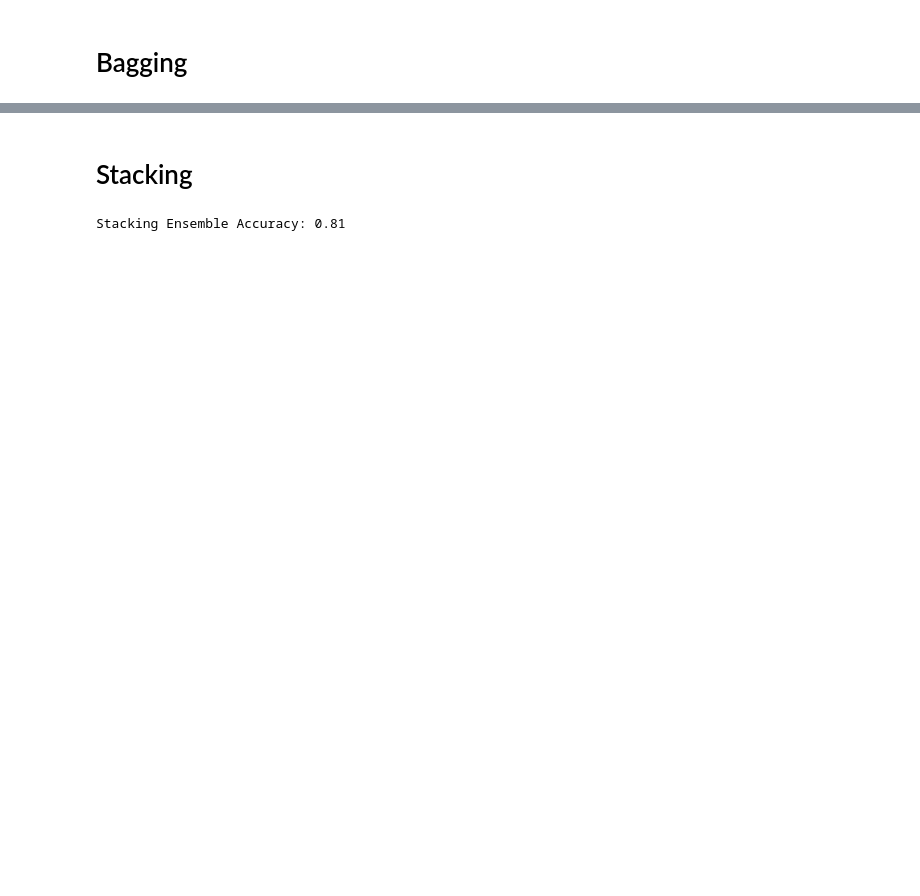
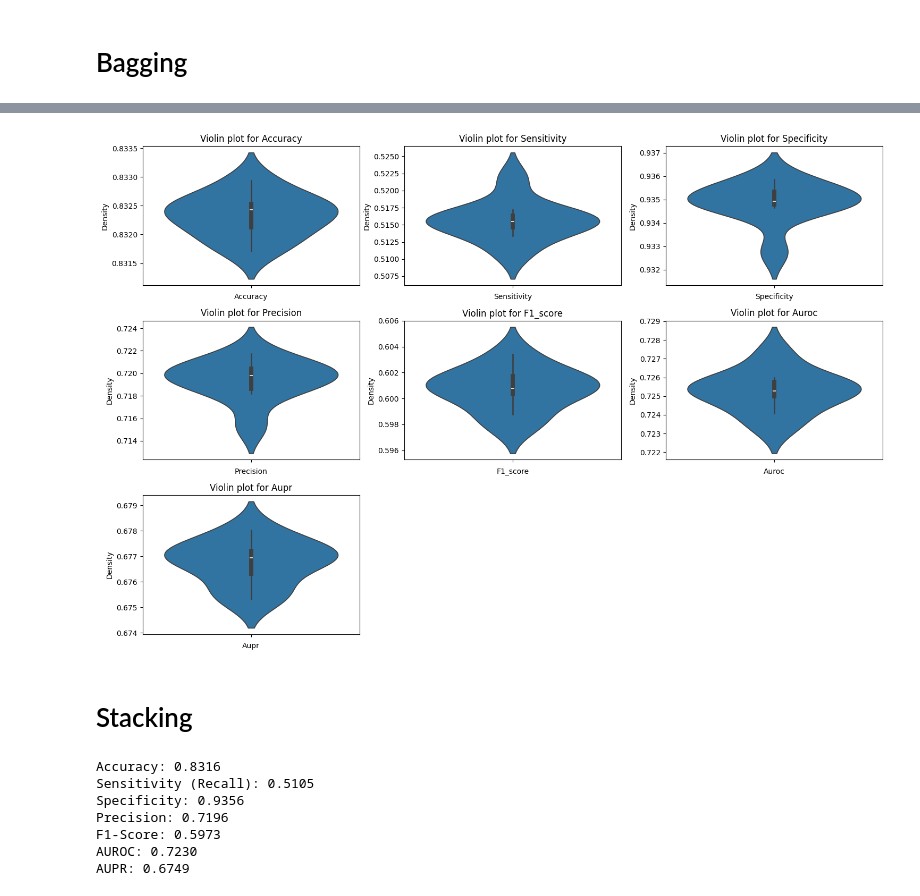
Before and after one commit to mrashid5919/CSE_472_Machine-Learning-Sessional, a Jupyter notebook: Offline2/1905103.ipynb, the cells around one changed output, grey strips where cells are left out. Cells and saved outputs as stored; diff of their text form; code cells hidden in the pictures; blank space fills up the shorter version.

```diff
--- a/Offline2/1905103.ipynb
+++ b/Offline2/1905103.ipynb
@@ -17,6 +22,11 @@ if choice==1:
 Enter your file choice: 1/2/3
 # %%
 def preprocessing(ch,df):
+    if ch==3:
+        #take random 20,000 data with Class 0 and all with class 1
+        df1=df[df['Class']==1]
+        df0=df[df['Class']==0].sample(n=20000,random_state=1)
+        df=pd.concat([df0,df1])
     #replace empty string values with NaN
     df = df.replace(" ", np.nan)
     #replace missing values with columnwise mean for numeric columns
@@ -25,6 +35,7 @@ def preprocessing(ch,df):
     #replace missing values with columnwise mode for non-numeric columns
     non_numeric_cols = df.select_dtypes(exclude='number')
     df[non_numeric_cols.columns] = non_numeric_cols.fillna(non_numeric_cols.mode().iloc[0])
+    df[non_numeric_cols.columns] = df[non_numeric_cols.columns].replace('?', non_numeric_cols.mode().iloc[0])
     #remove duplicate rows
     df.drop_duplicates(inplace=True)
 
@@ -32,6 +43,9 @@ def preprocessing(ch,df):
         features=dataframe.drop('Churn',axis=1)
         features.drop('customerID',axis=1,inplace=True)
         target=dataframe['Churn']
+    elif ch==3:
+        features=dataframe.drop('Class',axis=1)
+        target=dataframe['Class']
 
     #label encoding target column
     encoder=LabelEncoder()
@@ -55,7 +121,10 @@ def preprocessing(ch,df):
 # %%
-feature_processed, target_processed, correlations=preprocessing(choice,dataframe)
-norm=Normalizer()
-feature_normalized=norm.fit_transform(feature_processed)
+if choice==2:
+    feature_processed, target_processed, correlations = preprocessing_special(dataframe1,dataframe2)
+else:
+    feature_processed, target_processed, correlations = preprocessing(choice, dataframe)
+norm = Normalizer()
+feature_normalized = norm.fit_transform(feature_processed)
 #feature_processed
 # %%
 top_20_correlations=correlations.abs().sort_values(ascending=False).head(20)
@@ -158,3 +345,31 @@ Accuracy of Bagging classifier: 0.81
+# %%
+import matplotlib.pyplot as plt
+import seaborn as sns
+
+# Convert metrics to a DataFrame for easier plotting
+metrics_df = pd.DataFrame(metrics)
+
+# Create a figure and subplots for each metric
+plt.figure(figsize=(15, 10))
+
+# Define the metric names for plotting
+metric_names = ['accuracy', 'sensitivity', 'specificity', 'precision', 'f1_score', 'auroc', 'aupr']
+
+# Plot each metric as a violin plot
+for i, metric in enumerate(metric_names):
+    plt.subplot(3, 3, i + 1)  # Create subplots in a 3x3 grid
+    sns.violinplot(data=metrics_df[metric])
+    plt.title(f"Violin plot for {metric.capitalize()}")
+    plt.xlabel(f"{metric.capitalize()}")
+    plt.ylabel("Density")
+
+# Adjust layout for better spacing
+plt.tight_layout()
+
+# Show the plots
+plt.show()
+# %% [output]
+[figure, added]
 # %% [markdown]
 # Stacking
 # %%
@@ -165,13 +380,21 @@ meta_X = np.array([model.predict(X_test) for model in lr_models]).T
 X_meta_train = np.array([model.predict(X_meta_train_split) for model in lr_models]).T
 
 # Train a meta classifier (another LR model)
-meta_model = LogisticRegression()
-meta_model.fit(X_meta_train, y_meta_train_split)
+meta_model = LogisticRegressionModel()
+meta_model.fit(X_meta_train, np.array(y_meta_train_split).flatten())
 
 # Make predictions using the stacking ensemble
 stacking_preds = meta_model.predict(np.array([model.predict(X_test) for model in lr_models]).T)
 
-stacking_acc = accuracy_score(y_test, np.round(stacking_preds))
-print(f"Stacking Ensemble Accuracy: {stacking_acc:.2f}")
+#stacking_acc = accuracy_score(y_test, np.round(stacking_preds))
+#print(f"Stacking Ensemble Accuracy: {stacking_acc:.2f}")
+
+stats(y_test, np.round(stacking_preds))
 # %% [output]
-Stacking Ensemble Accuracy: 0.81
+Accuracy: 0.8316
+Sensitivity (Recall): 0.5105
+Specificity: 0.9356
+Precision: 0.7196
+F1-Score: 0.5973
+AUROC: 0.7230
+AUPR: 0.6749
```
Also changed, not shown: parts of 7 cells of this notebook.
